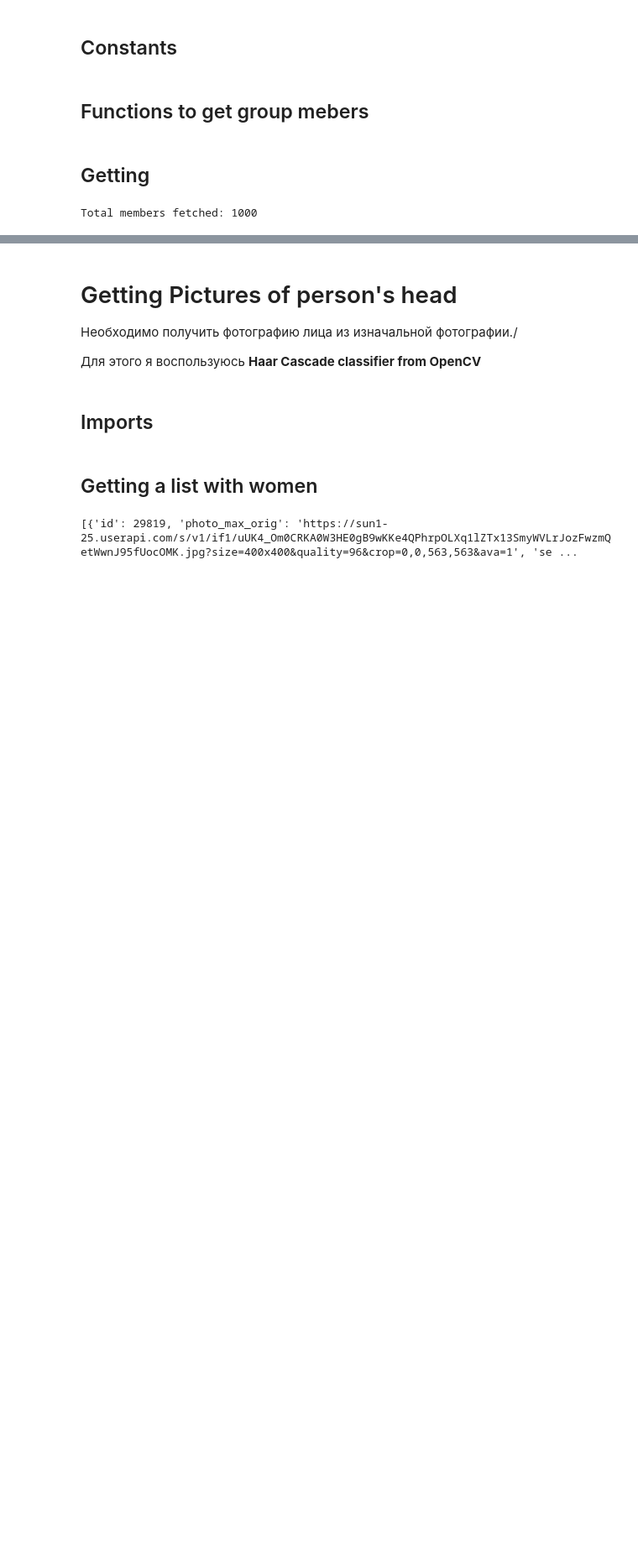
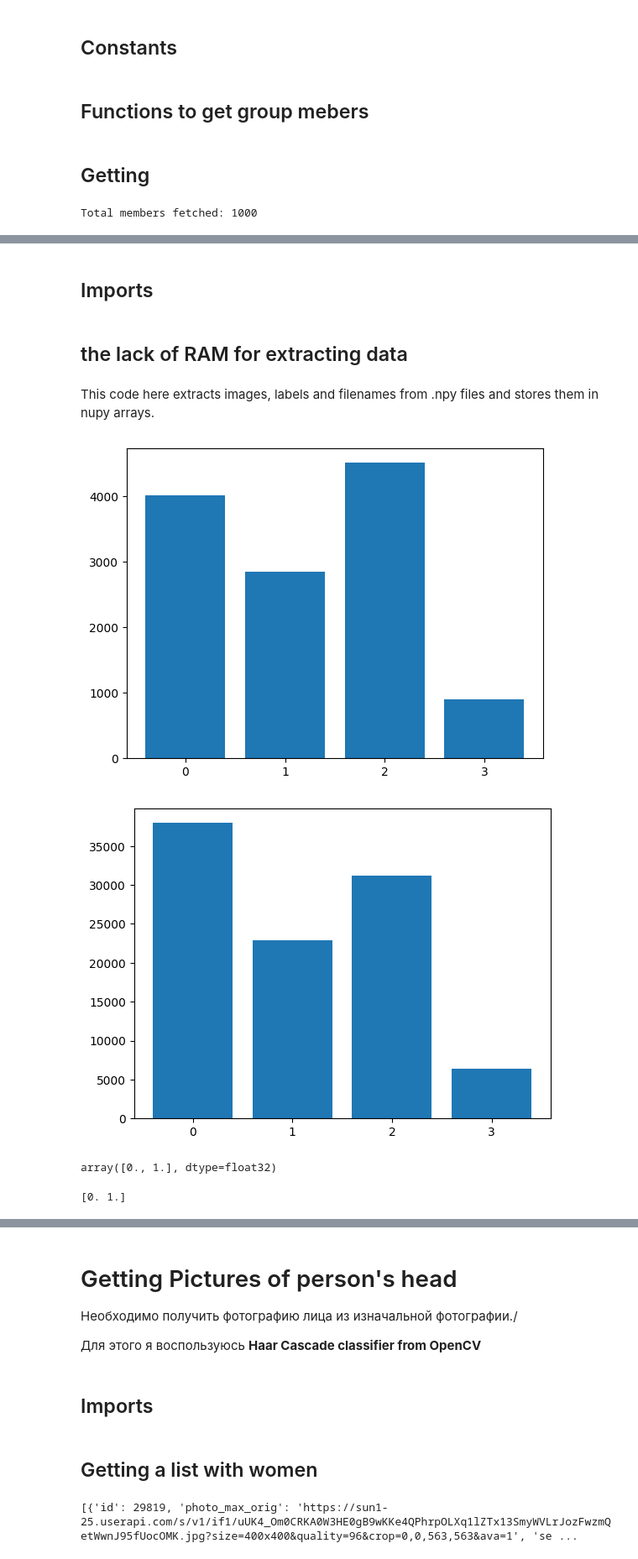
Before and after one commit to HermanDp45/Personal_projects, a Jupyter notebook: Finding_a_girl_with_ginger_hair/Hair_Detection.ipynb, the cells around one changed output, grey strips where cells are left out. Shown at 84% size. Drawn from its saved outputs; the diff is of its cells as text; code cells hidden in the pictures; blank space fills up the shorter version.

```diff
--- a/Finding_a_girl_with_ginger_hair/Hair_Detection.ipynb
+++ b/Finding_a_girl_with_ginger_hair/Hair_Detection.ipynb
@@ -69,0 +72,2 @@ Total members fetched: 1000
+# %% [markdown]
+## Imports
@@ -69,0 +105,4 @@ Total members fetched: 1000
+# %% [markdown]
+## the lack of RAM for extracting data
+# %% [markdown]
+This code here extracts images, labels and filenames from .npy files and stores them in nupy arrays.
@@ -69,0 +138,28 @@ Total members fetched: 1000
+# %%
+import matplotlib.pyplot as plt
+unique, counts = np.unique(labels_val, return_counts=True)
+val = dict(zip(unique, counts))
+
+unique, counts = np.unique(labels_train, return_counts=True)
+train = dict(zip(unique, counts))
+
+D = val
+plt.bar(range(len(D)), list(D.values()), align='center')
+plt.xticks(range(len(D)), list(D.keys()))
+plt.show()
+
+D = train
+plt.bar(range(len(D)), list(D.values()), align='center')
+plt.xticks(range(len(D)), list(D.keys()))
+plt.show()
+
+np.unique(labels_train)
+np.unique(train_labels)
+# %% [output]
+[figure, added]
+[figure, added]
+array([0., 1.], dtype=float32)
+# %%
+print(np.unique(train_labels))
+# %% [output]
+[0. 1.]
```
Also changed, not shown: parts of 15 cells of this notebook.
